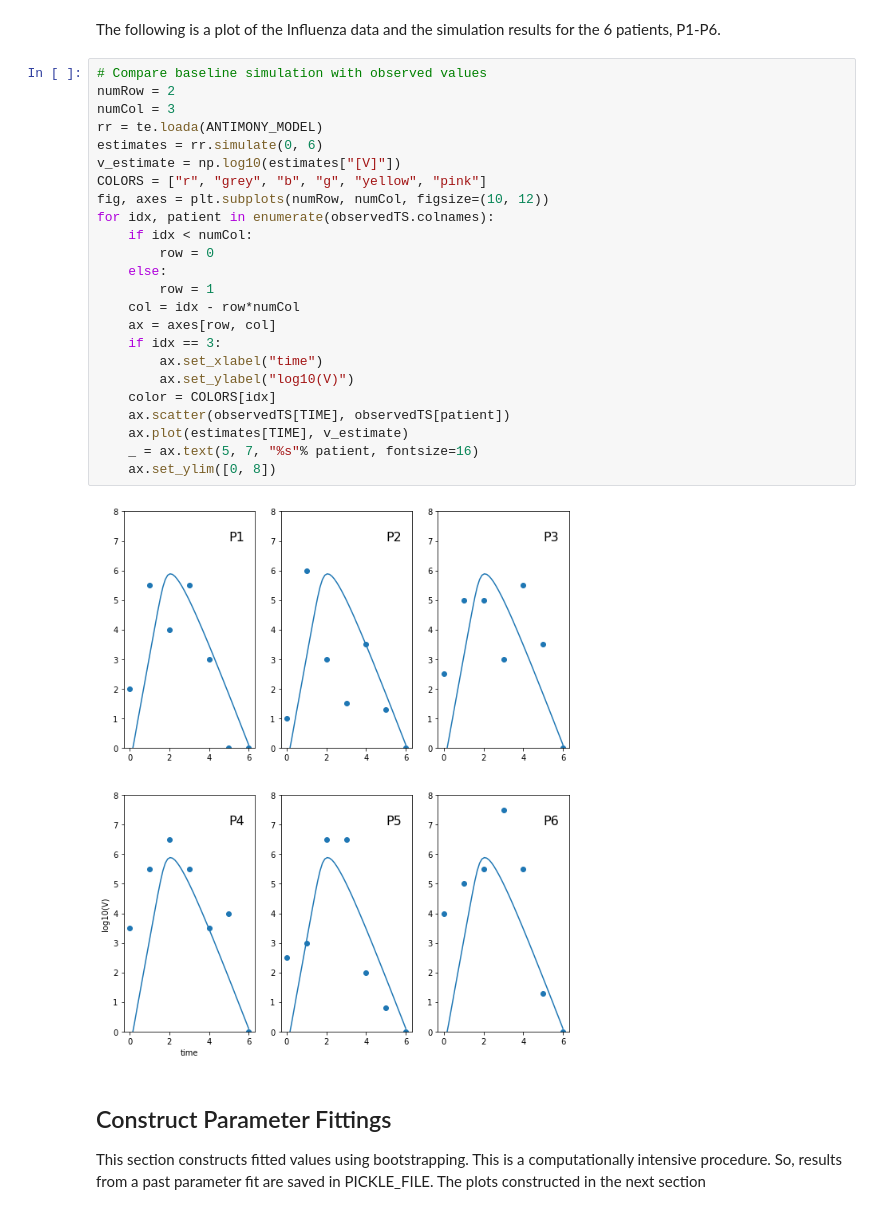
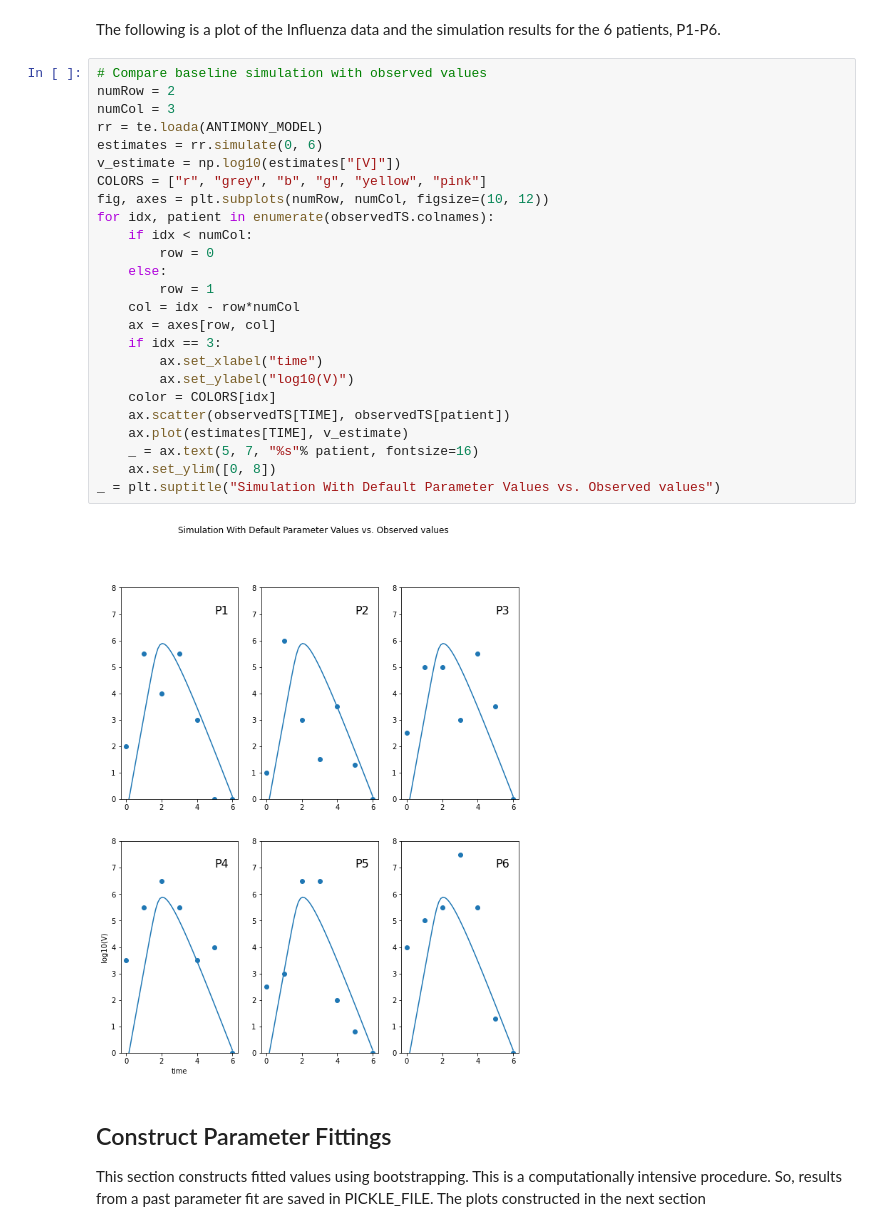
Before and after one commit to sys-bio/SBstoat, a Jupyter notebook: examples/virus/virus_analysis.ipynb, the cells around one changed output. Drawn from its saved outputs; the diff is of its cells as text.

```diff
--- a/examples/virus/virus_analysis.ipynb
+++ b/examples/virus/virus_analysis.ipynb
@@ -138,29 +138,30 @@ The following is a plot of the Influenza data and the simulation results for the
 # %%
 # Compare baseline simulation with observed values
 numRow = 2
 numCol = 3
 rr = te.loada(ANTIMONY_MODEL)
 estimates = rr.simulate(0, 6)
 v_estimate = np.log10(estimates["[V]"])
 COLORS = ["r", "grey", "b", "g", "yellow", "pink"]
 fig, axes = plt.subplots(numRow, numCol, figsize=(10, 12))
 for idx, patient in enumerate(observedTS.colnames):
     if idx < numCol:
         row = 0
     else:
         row = 1
     col = idx - row*numCol
     ax = axes[row, col]
     if idx == 3:
         ax.set_xlabel("time")
         ax.set_ylabel("log10(V)")
     color = COLORS[idx]
     ax.scatter(observedTS[TIME], observedTS[patient])
     ax.plot(estimates[TIME], v_estimate)
     _ = ax.text(5, 7, "%s"% patient, fontsize=16)
     ax.set_ylim([0, 8])
+_ = plt.suptitle("Simulation With Default Parameter Values vs. Observed values")
 # %% [output]
-[figure, old version]
+[figure, new version]
 # %% [markdown]
 ## Construct Parameter Fittings
 This section constructs fitted values using bootstrapping.
```
Also changed, not shown: parts of 2 cells of this notebook.
